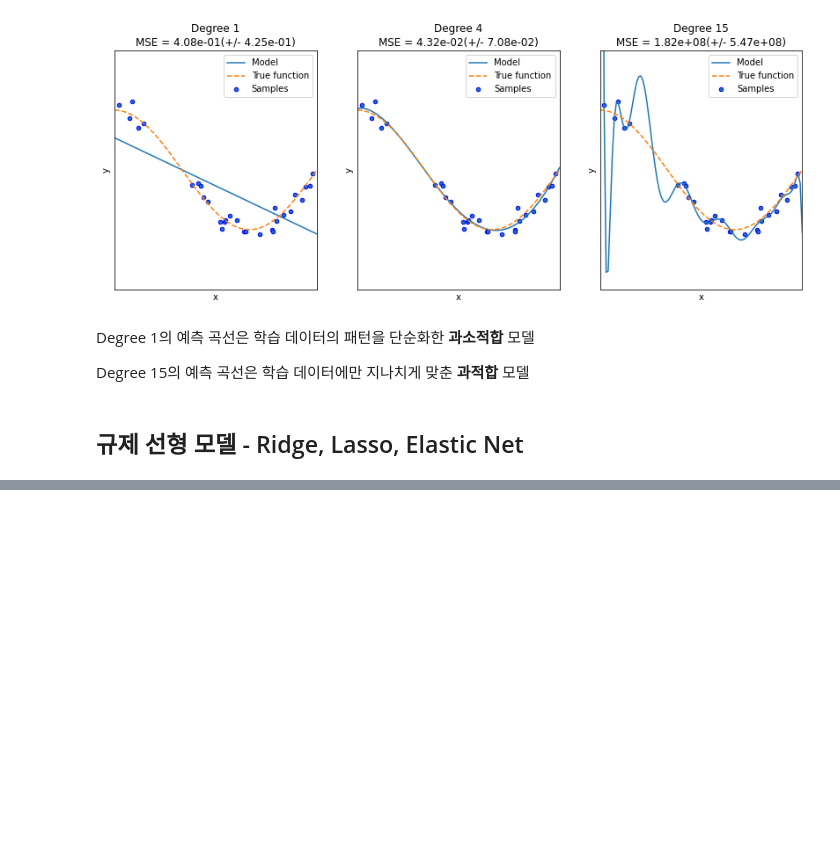
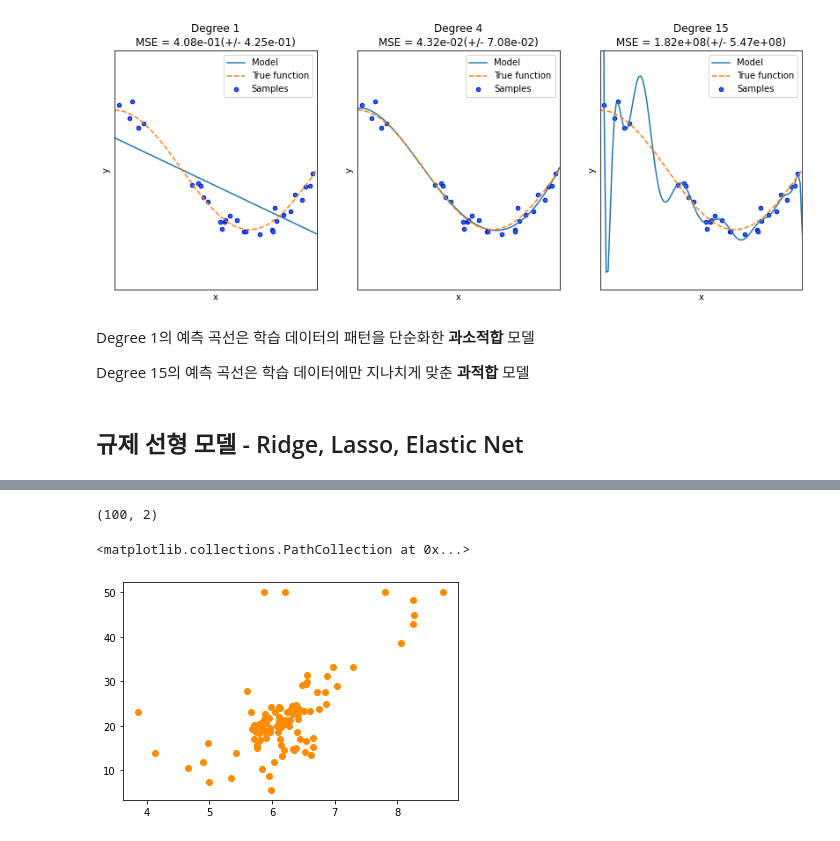
Before and after one commit to hyomin14/ML_practice, a Jupyter notebook: 05_Regression/Chapter5.ipynb, the cells around one changed output, grey strips where cells are left out. Drawn from its saved outputs; the diff is of its cells as text; code cells hidden in the pictures; blank space fills up the shorter version.

```diff
--- a/05_Regression/Chapter5.ipynb
+++ b/05_Regression/Chapter5.ipynb
@@ -495,0 +845,14 @@ Degree 15의 예측 곡선은 학습 데이터에만 지나치게 맞춘 **과
+# %%
+#결정 트리의 하이퍼 파라미터인 max_depth 크기 변화시키면서 어떻게 회귀 트리 예측선이 변화하는지 확인
+
+#PRICE와 가장 밀접한 양의 상관관계 갖는 RM 칼럼만 이용
+bostonDF_sample = bostonDF[['RM', 'PRICE']]
+#100개만 샘플링
+bostonDF_sample = bostonDF_sample.sample(n=100, random_state=0)
+print(bostonDF_sample.shape)
+plt.figure
+plt.scatter(bostonDF_sample.RM, bostonDF_sample.PRICE, c='darkorange')
+# %% [output]
+(100, 2)
+<matplotlib.collections.PathCollection at 0x...>
+[figure, added]
```
Also changed, not shown: parts of 37 cells of this notebook, 5 other files.
